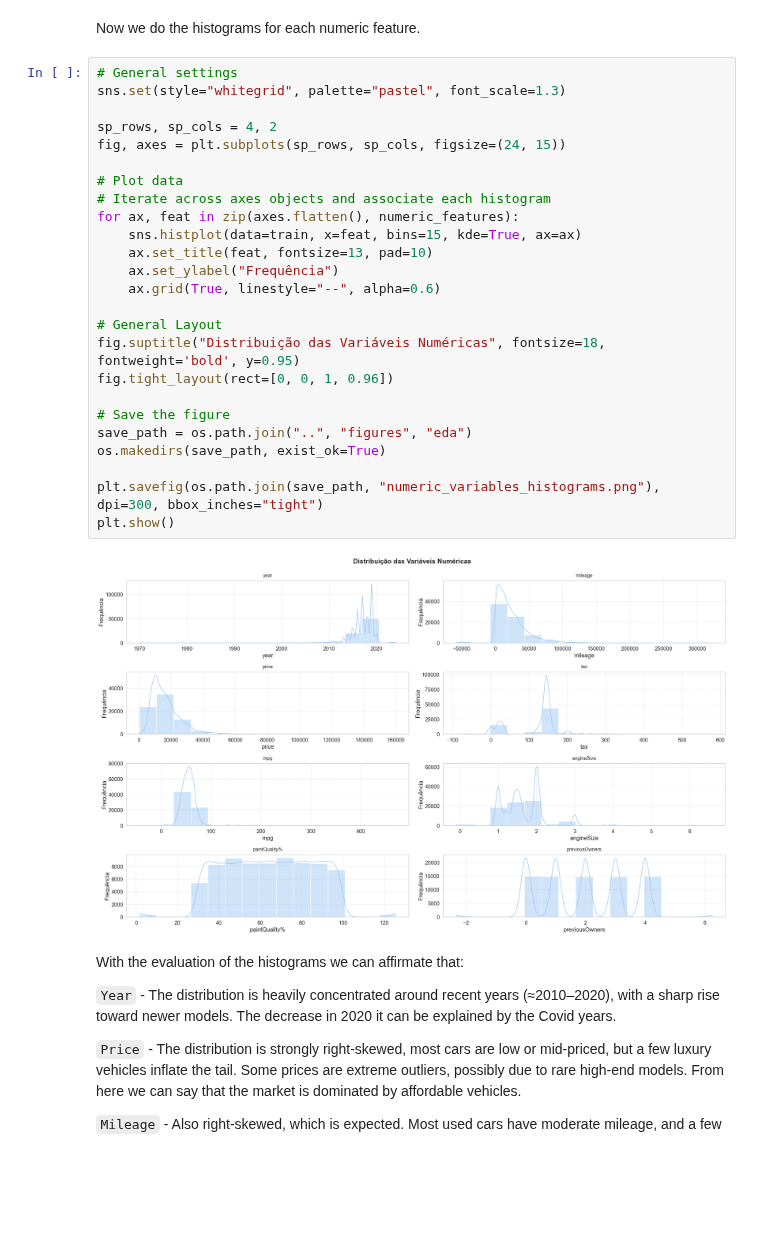
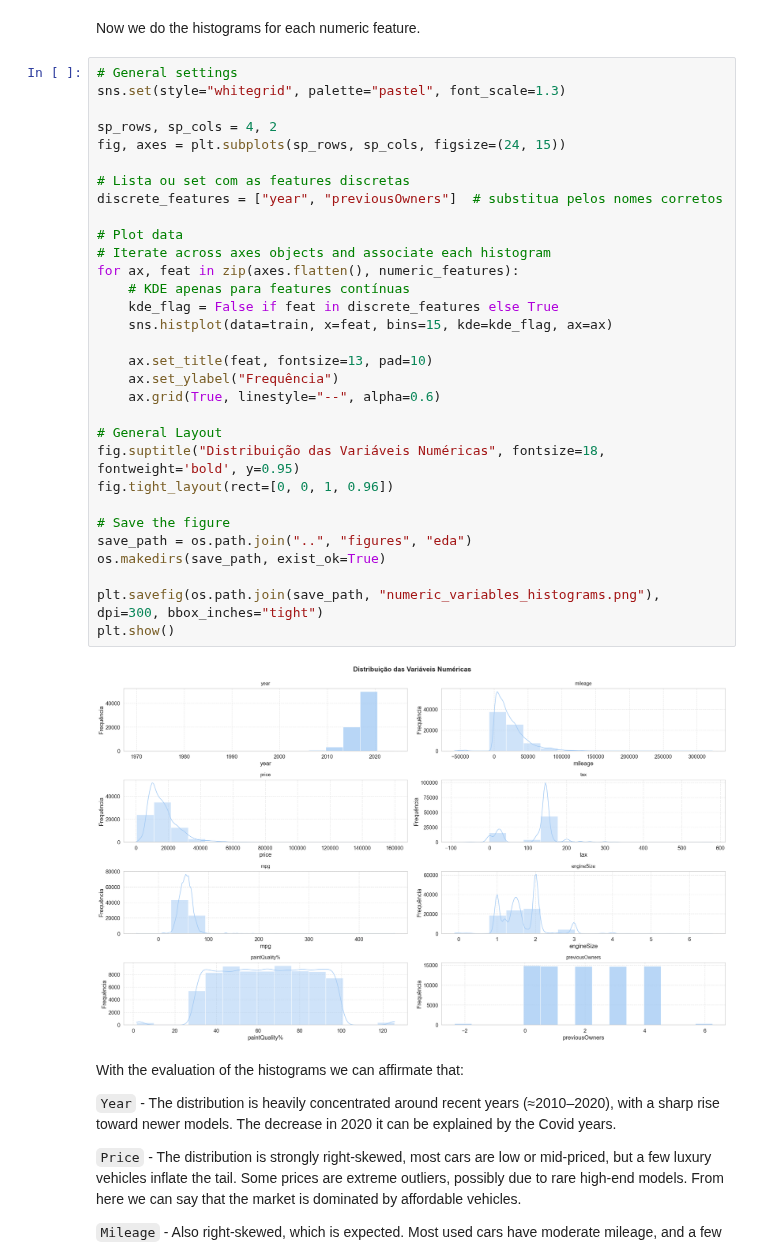
Before and after one commit to mariamiguel720/Machine-Learning-Project-25-26, a Jupyter notebook: notebooks/EDA.ipynb, the cells around one changed output. Drawn from its saved outputs; the diff is of its cells as text; blank space fills up the shorter version.

Commit message:
Tirar linha relativa à distribuição dos histogramas das variáveis discretas

```diff
--- a/notebooks/EDA.ipynb
+++ b/notebooks/EDA.ipynb
@@ -541,30 +543,36 @@ Now we do the histograms for each numeric feature.
 # %%
 # General settings
 sns.set(style="whitegrid", palette="pastel", font_scale=1.3)
 
 sp_rows, sp_cols = 4, 2
 fig, axes = plt.subplots(sp_rows, sp_cols, figsize=(24, 15))
 
+# Lista ou set com as features discretas
+discrete_features = ["year", "previousOwners"]  # substitua pelos nomes corretos
+
 # Plot data
 # Iterate across axes objects and associate each histogram
 for ax, feat in zip(axes.flatten(), numeric_features):
-    sns.histplot(data=train, x=feat, bins=15, kde=True, ax=ax)
+    # KDE apenas para features contínuas
+    kde_flag = False if feat in discrete_features else True
+    sns.histplot(data=train, x=feat, bins=15, kde=kde_flag, ax=ax)
+
     ax.set_title(feat, fontsize=13, pad=10)
     ax.set_ylabel("Frequência")
     ax.grid(True, linestyle="--", alpha=0.6)
 
 # General Layout
 fig.suptitle("Distribuição das Variáveis Numéricas", fontsize=18, fontweight='bold', y=0.95)
 fig.tight_layout(rect=[0, 0, 1, 0.96])
 
 # Save the figure
 save_path = os.path.join("..", "figures", "eda")
 os.makedirs(save_path, exist_ok=True)
 
 plt.savefig(os.path.join(save_path, "numeric_variables_histograms.png"), dpi=300, bbox_inches="tight")
 plt.show()
 # %% [output]
-[figure, old version]
+[figure, new version]
 # %% [markdown]
 With the evaluation of the histograms we can affirmate that:
 
```
Also changed, not shown: parts of 4 cells of this notebook.
